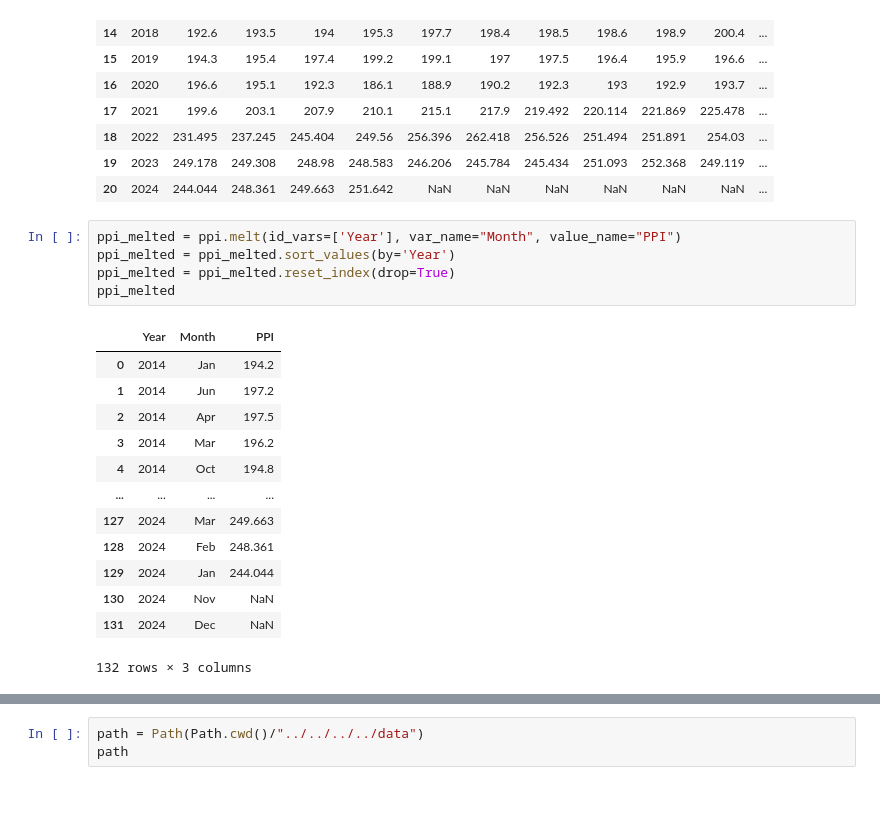
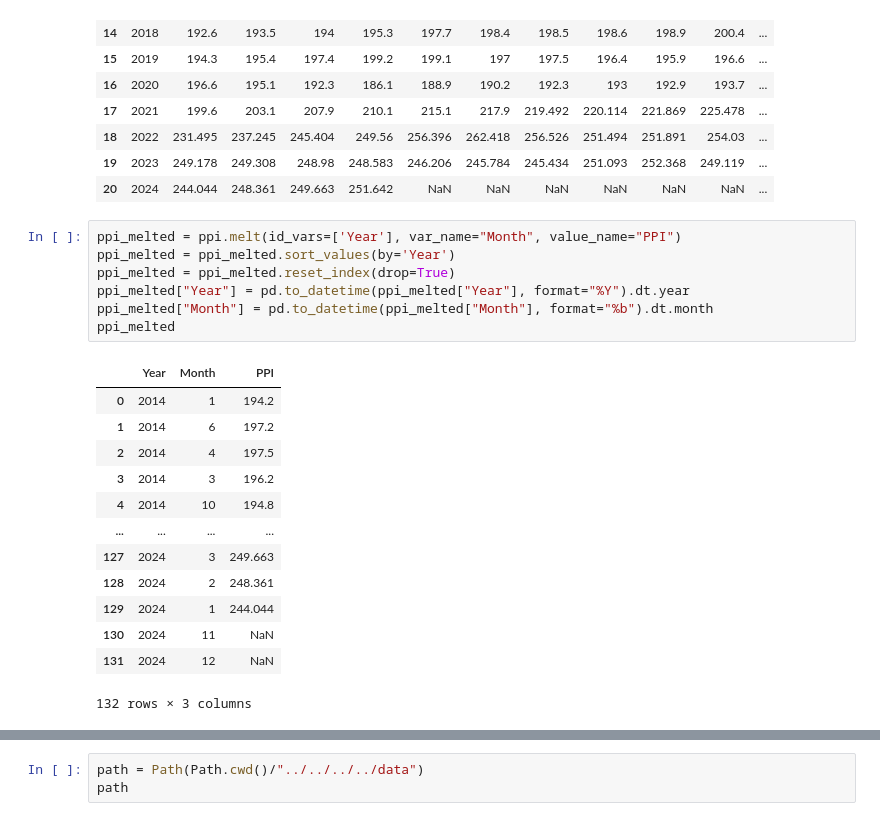
Before and after one commit to RJUNCC/interest_rate_prediction, a Jupyter notebook: notebooks/data_cleaning/ecnomic_indicators/ppi/ppi_data_cleaning.ipynb, the cells around one changed output, grey strips where cells are left out. Cells and saved outputs as stored; diff of their text form.

```diff
--- a/notebooks/data_cleaning/ecnomic_indicators/ppi/ppi_data_cleaning.ipynb
+++ b/notebooks/data_cleaning/ecnomic_indicators/ppi/ppi_data_cleaning.ipynb
@@ -100,19 +100,21 @@ ppi
 # %%
 ppi_melted = ppi.melt(id_vars=['Year'], var_name="Month", value_name="PPI")
 ppi_melted = ppi_melted.sort_values(by='Year')
 ppi_melted = ppi_melted.reset_index(drop=True)
+ppi_melted["Year"] = pd.to_datetime(ppi_melted["Year"], format="%Y").dt.year
+ppi_melted["Month"] = pd.to_datetime(ppi_melted["Month"], format="%b").dt.month
 ppi_melted
 # %% [output]
 |  | Year | Month | PPI |
-| 0 | 2014 | Jan | 194.2 |
-| 1 | 2014 | Jun | 197.2 |
-| 2 | 2014 | Apr | 197.5 |
-| 3 | 2014 | Mar | 196.2 |
-| 4 | 2014 | Oct | 194.8 |
+| 0 | 2014 | 1 | 194.2 |
+| 1 | 2014 | 6 | 197.2 |
+| 2 | 2014 | 4 | 197.5 |
+| 3 | 2014 | 3 | 196.2 |
+| 4 | 2014 | 10 | 194.8 |
 | ... | ... | ... | ... |
-| 127 | 2024 | Mar | 249.663 |
-| 128 | 2024 | Feb | 248.361 |
-| 129 | 2024 | Jan | 244.044 |
-| 130 | 2024 | Nov | NaN |
-| 131 | 2024 | Dec | NaN |
+| 127 | 2024 | 3 | 249.663 |
+| 128 | 2024 | 2 | 248.361 |
+| 129 | 2024 | 1 | 244.044 |
+| 130 | 2024 | 11 | NaN |
+| 131 | 2024 | 12 | NaN |
 132 rows × 3 columns
```
Also changed, not shown: parts of 1 cell of this notebook, 15 other files.
